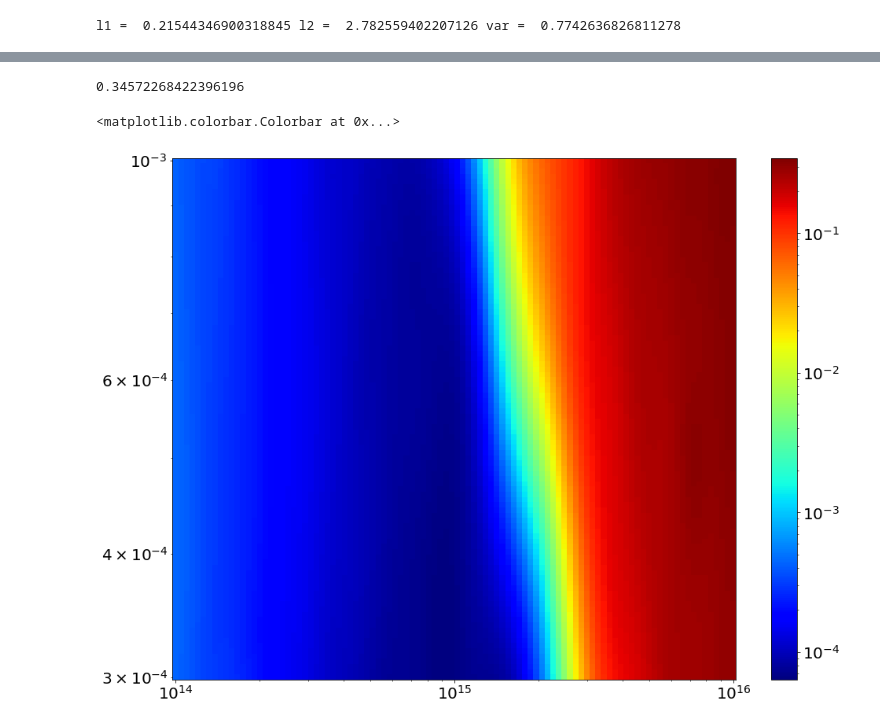
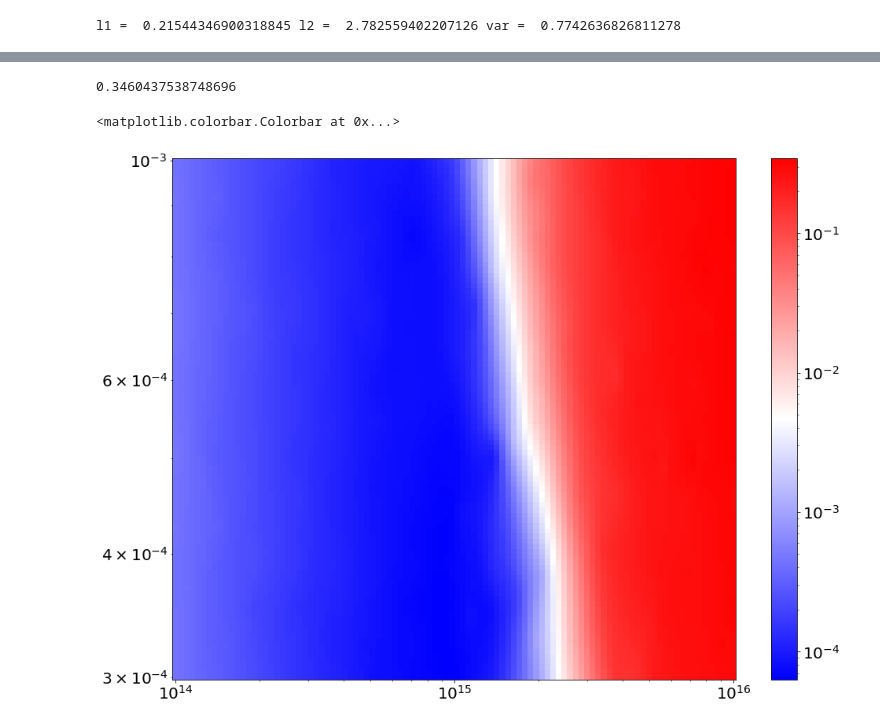
Before and after one commit to gosling123/epoch_surra, a Jupyter notebook: gp_scripts/GP_2d_test.ipynb, the cells around one changed output, grey strips where cells are left out. Saved outputs shown, nothing was run; the diff lists cells and outputs as text; code cells hidden in the pictures.

Commit message:
some plot ideas

```diff
--- a/gp_scripts/GP_2d_test.ipynb
+++ b/gp_scripts/GP_2d_test.ipynb
@@ -7,7 +7,7 @@ output_file = '../training_results/2D/train_outputs_mean_all.json'
 output_type = 'P'
 # %%
 gp = LPI_GP_2D(input_file=input_file, output_file=output_file,\
-               output_type=output_type, var_file=var_file, train_frac = 0.1)
+               output_type=output_type, var_file=var_file, train_frac = 0.001)
 # %%
 gp.set_training_data()
 # %%
@@ -23,7 +23,7 @@ N = 1000
 Ln_300 = np.ones(N)*300e-6
 Ln_500 = np.ones(N)*500e-6
 Ln_1000 = np.ones(N)*1000e-6
-I = np.geomspace(1e14, 1e16, N)
+I = np.geomspace(1e14, 1.1e16, N)
 X_300 = []
 X_500 = []
 X_1000 = []
@@ -80,10 +100,10 @@ output = gp.GP_predict(X)
 # %%
 I_plot, Ln_plot = np.meshgrid(I, Ln)
 
-output = output.reshape(I_plot.shape)
+output = output.reshape(I_plot.shape).T
 output.max()
 # %% [output]
-0.34572268422396196
+0.3460437538748696
 # %%
 from matplotlib.colors import LogNorm
 if output_type == 'T':
@@ -92,10 +112,10 @@ if output_type == 'T':
     plt.xscale('log')
     plt.colorbar()
 # %%
-plt.pcolormesh(I_plot, Ln_plot, output.T, norm = LogNorm(vmin = output.min(), vmax = output.max()), cmap=plt.cm.jet,  shading ='auto')
+plt.pcolormesh(I_plot, Ln_plot, output, norm = LogNorm(vmin = output.min(), vmax = output.max()), cmap=plt.cm.bwr,  shading ='auto')
 plt.yscale('log')
 plt.xscale('log')
 plt.colorbar()
 # %% [output]
 <matplotlib.colorbar.Colorbar at 0x...>
-[figure, old version]
+[figure, new version]
```
Also changed, not shown: parts of 11 cells of this notebook.
